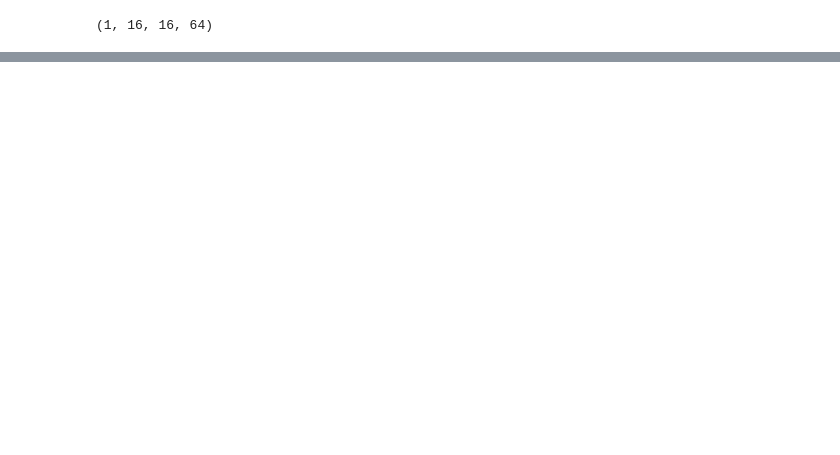
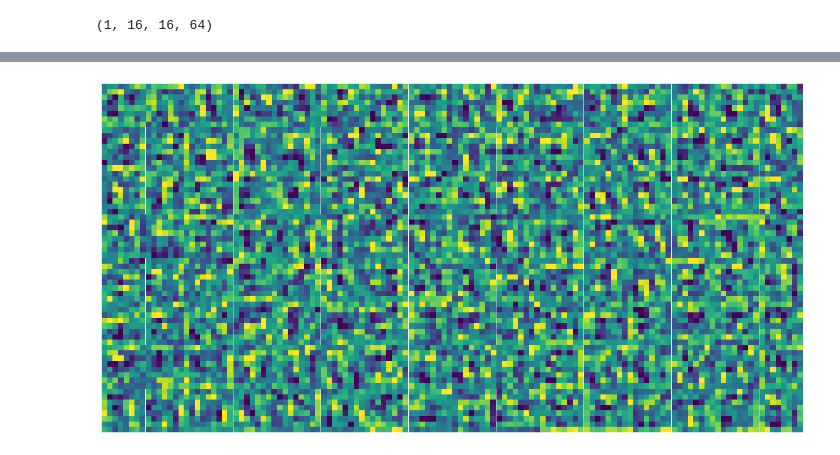
Before and after one commit to Vicss0529/collab-notebook, a Jupyter notebook: ResNet_Layers_Visualization.ipynb, the cells around one changed output, grey strips where cells are left out. Cells and saved outputs as stored; diff of their text form; code cells hidden in the pictures; blank space fills up the shorter version.

```diff
--- a/ResNet_Layers_Visualization.ipynb
+++ b/ResNet_Layers_Visualization.ipynb
@@ -227,3 +264,7 @@ plot_activations(10, activations)
+# %%
+plot_activations(20, activations)
+# %% [output]
+[figure, added]
 # %%
 from IPython.display import JSON
 from google.colab import output
```
Also changed, not shown: parts of 12 cells of this notebook.
